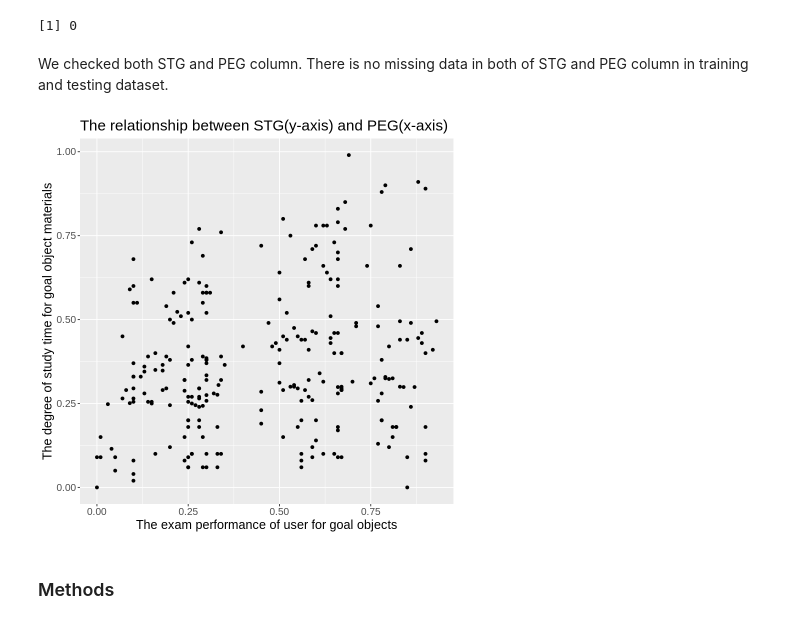
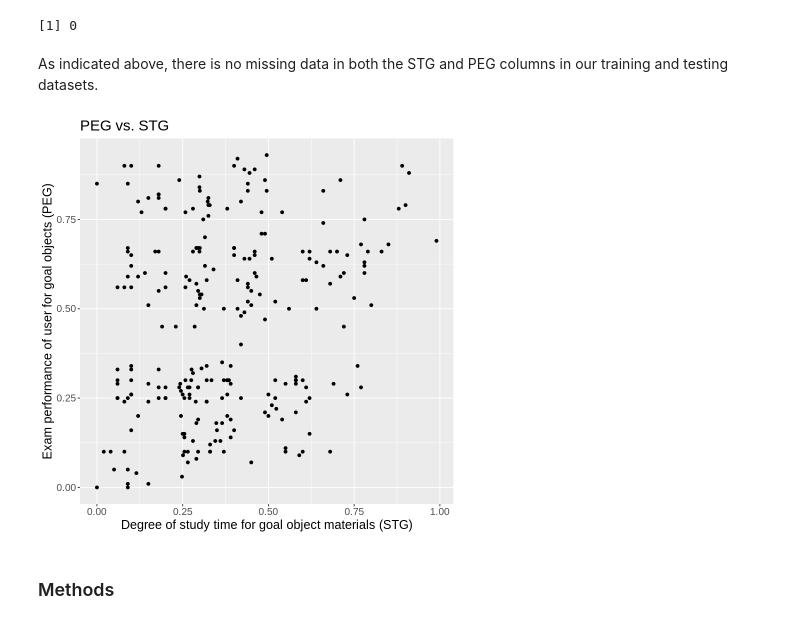
Before and after one commit to snowwang99/DSCI100_group32_project, a Jupyter notebook: Proposal.ipynb, the cells around one changed output. Drawn from its saved outputs; the diff is of its cells as text; code cells hidden in the pictures.

```diff
--- a/Proposal.ipynb
+++ b/Proposal.ipynb
@@ -36,7 +55,11 @@ url <- "https://archive.ics.uci.edu/ml/machine-learning-databases/00257/Data_Use
 
 download.file(url, "data.xls")
 data_1 <- read_excel("data.xls", sheet = 2)
+data_1 <- data_1%>%
+select(STG,SCG,STR,LPR,PEG,UNS)
 data_2 <- read_excel("data.xls", sheet = 3)
+data_2 <- data_2 %>%
+select(STG,SCG,STR,LPR,PEG,UNS)
 data_1
 data_2
 # %% [output]
@@ -169,17 +213,17 @@ NA_PEG_test
 [1] 0
 [1] 0
 # %% [markdown]
-We checked both STG and PEG column. There is no missing data in both of STG and PEG column in training and testing dataset.
+As indicated above, there is no missing data in both the STG and PEG columns in our training and testing datasets.
 # %%
-graph1 <- user_training %>%
-ggplot(aes(y=STG, x=PEG))+
+peg_stg <- user_training %>%
+ggplot(aes(x=STG, y=PEG))+
 geom_point()+
 # geom_smooth(method = "lm",se = FALSE)+
-labs(x = "The exam performance of user for goal objects" , y = "The degree of study time for goal object materials", title = "The relationship between STG(y-axis) and PEG(x-axis)")+
+labs(y = "Exam performance of user for goal objects (PEG)" , x = "Degree of study time for goal object materials (STG)", title = "PEG vs. STG")+
 theme(text=element_text(size=15))
-graph1
+peg_stg
 # %% [output]
-[figure, old version]
+[figure, new version]
 # %% [markdown]
 ### Methods
 # %% [markdown]
```
Also changed, not shown: parts of 17 cells of this notebook.
